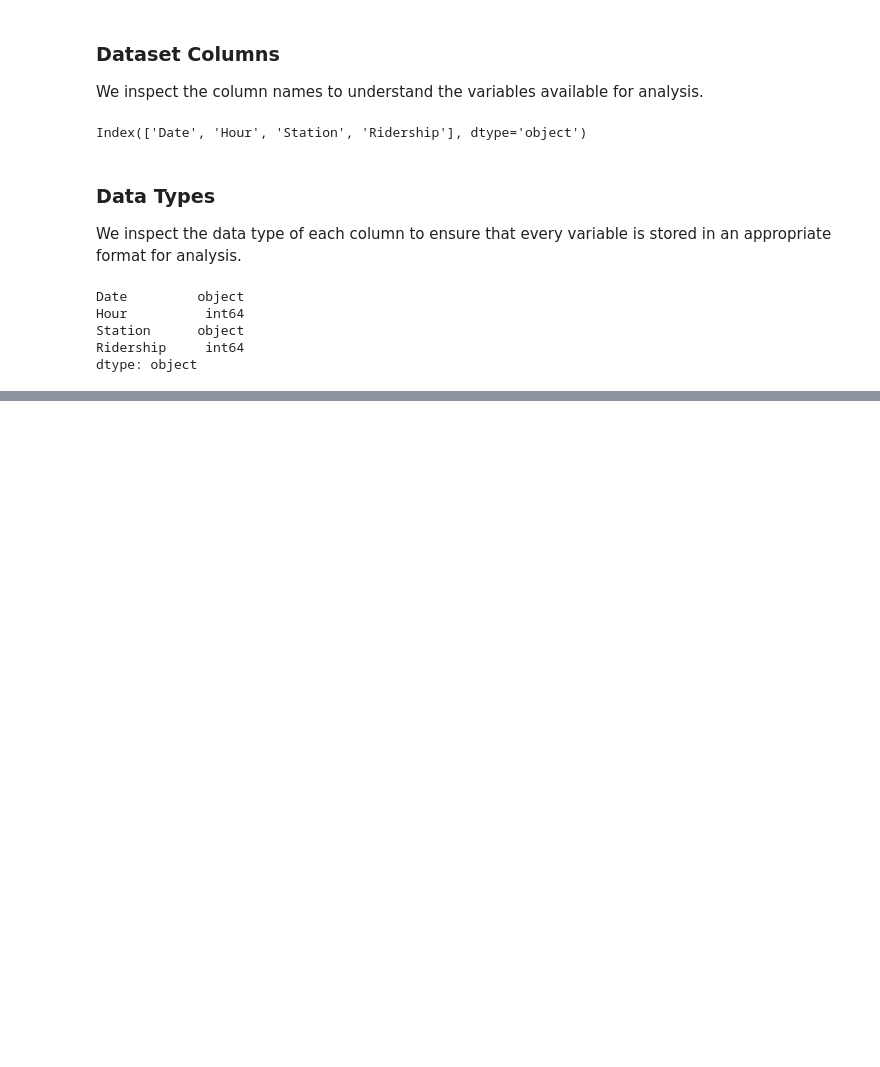
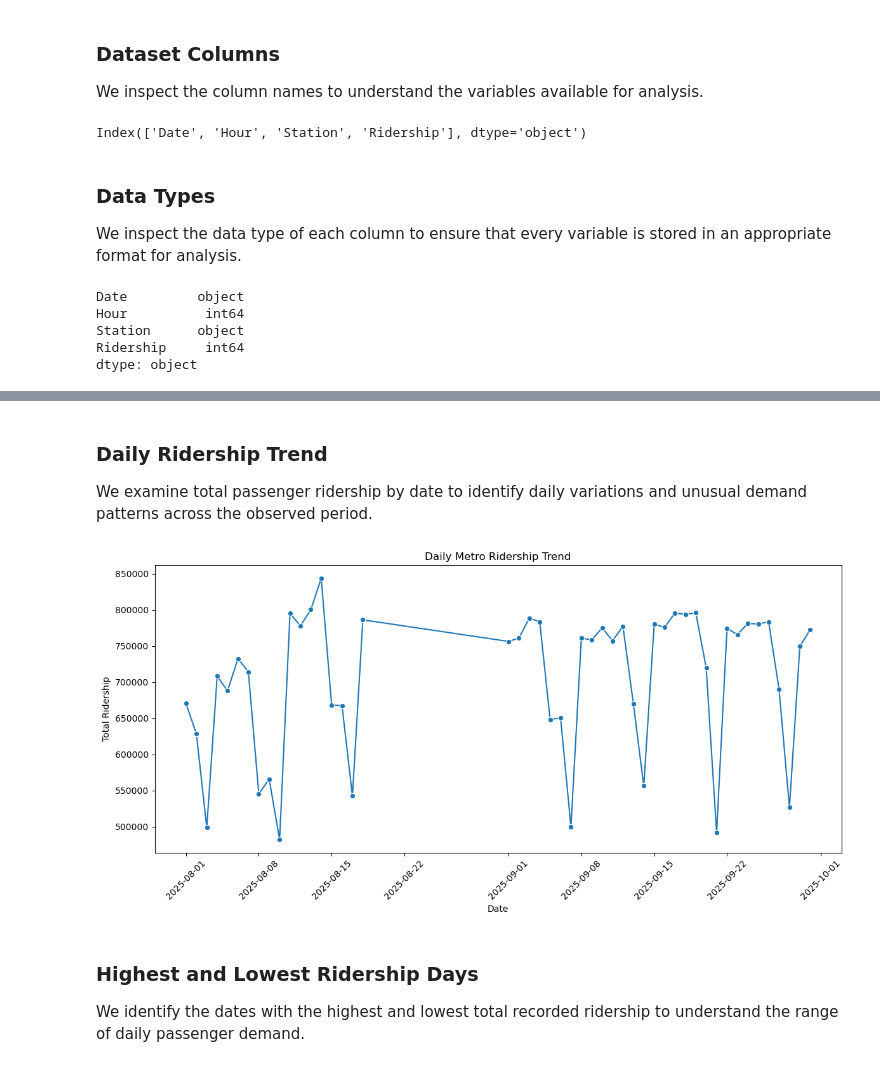
Before and after one commit to kaushiki2024/metro-operations-analytics, a Jupyter notebook: notebook/01_data_cleaning_and_eda.ipynb, the cells around one changed output, grey strips where cells are left out. Saved outputs shown, nothing was run; the diff lists cells and outputs as text; code cells hidden in the pictures; blank space fills up the shorter version.

```diff
--- a/notebook/01_data_cleaning_and_eda.ipynb
+++ b/notebook/01_data_cleaning_and_eda.ipynb
@@ -106,0 +616,34 @@ dtype: object
+# %% [markdown]
+### Daily Ridership Trend
+
+We examine total passenger ridership by date to identify daily variations and unusual demand patterns across the observed period.
+# %%
+# Calculate total ridership for each date.
+daily_ridership = (
+    df.groupby("Date")["Ridership"]
+    .sum()
+    .sort_index()
+)
+
+# Create the daily ridership trend.
+plt.figure(figsize=(12, 6))
+
+sns.lineplot(
+    x=daily_ridership.index,
+    y=daily_ridership.values,
+    marker="o"
+)
+
+plt.title("Daily Metro Ridership Trend")
+plt.xlabel("Date")
+plt.ylabel("Total Ridership")
+plt.xticks(rotation=45)
+plt.tight_layout()
+
+plt.show()
+# %% [output]
+[figure, added]
+# %% [markdown]
+### Highest and Lowest Ridership Days
+
+We identify the dates with the highest and lowest total recorded ridership to understand the range of daily passenger demand.
```
Also changed, not shown: parts of 91 cells of this notebook.
